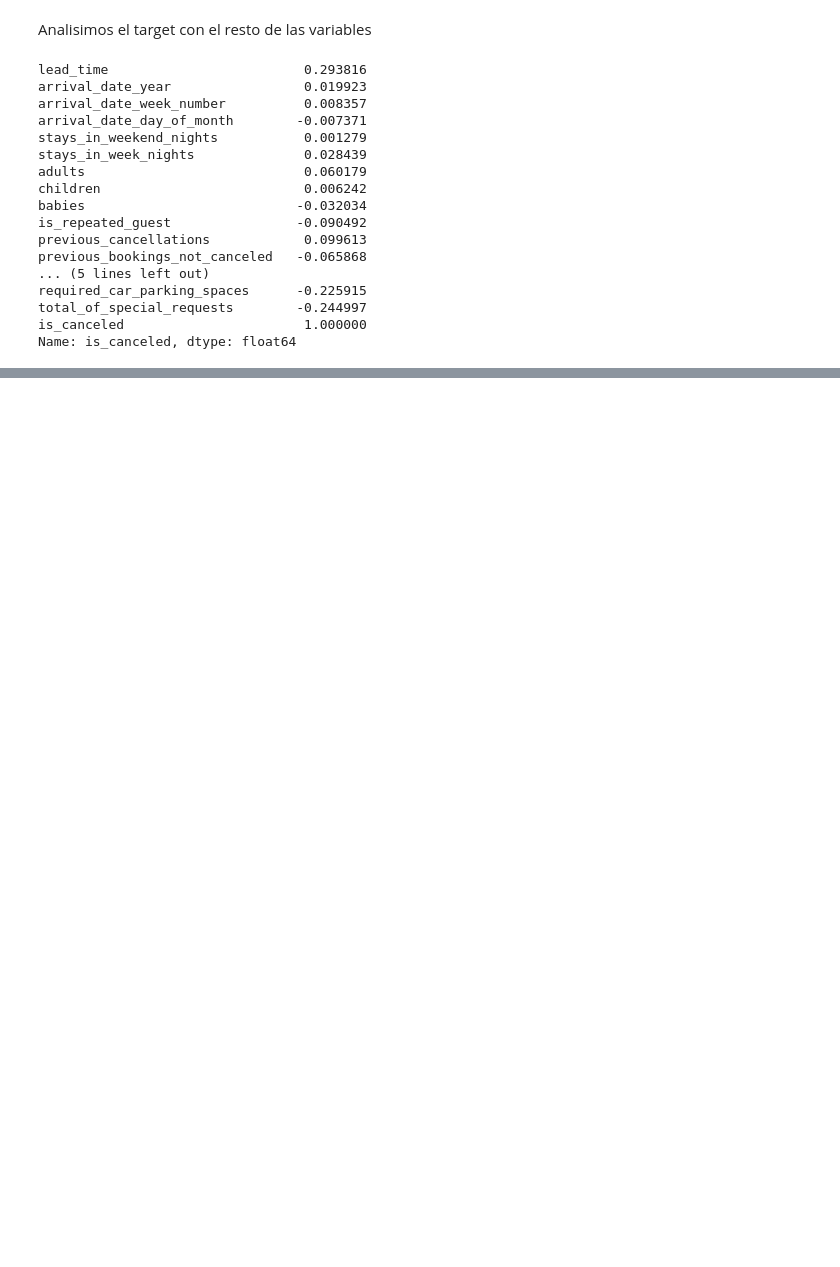
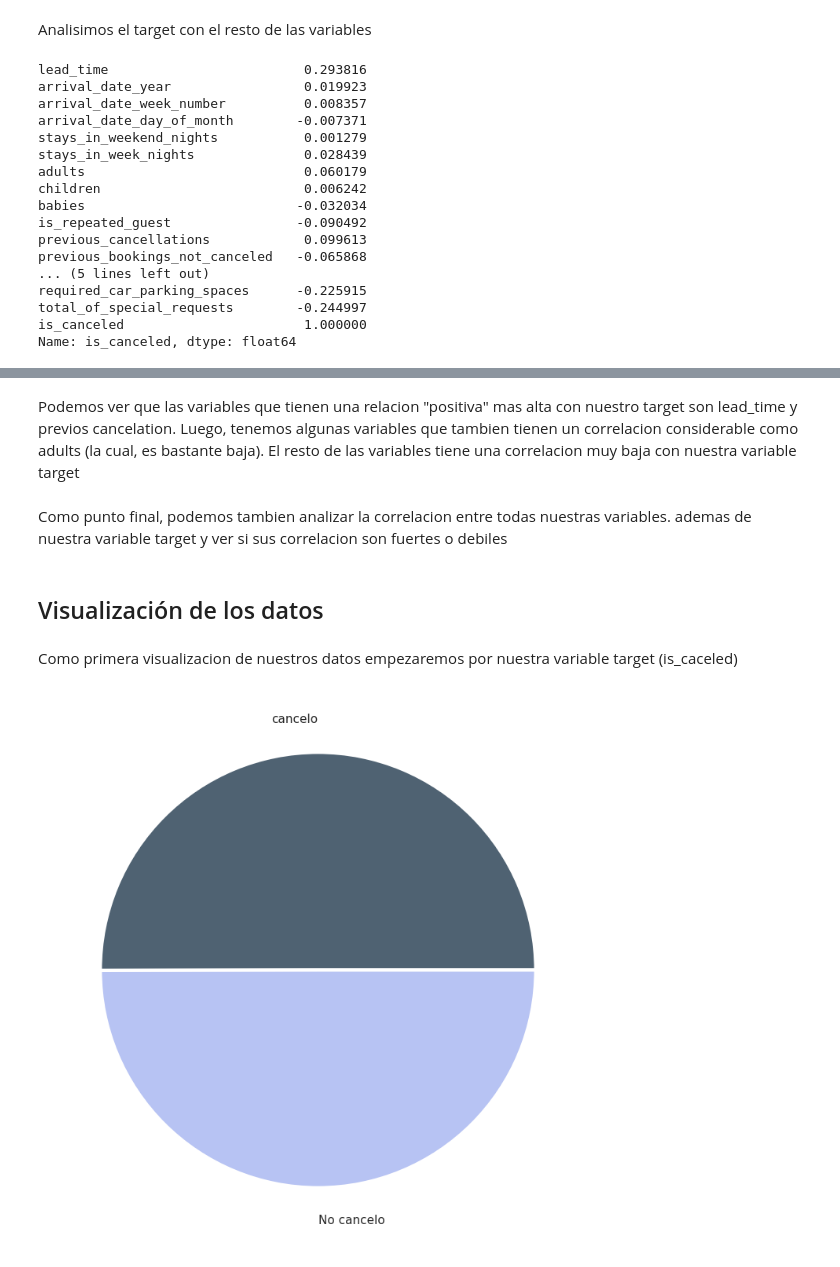
Before and after one commit to franciscoL0pez/TrabajosPracticosOrganizacionDeDatos1C2023, a Jupyter notebook: Tp_1.ipynb, the cells around one changed output, grey strips where cells are left out. Saved outputs shown, nothing was run; the diff lists cells and outputs as text; code cells hidden in the pictures; blank space fills up the shorter version.

```diff
--- a/Tp_1.ipynb
+++ b/Tp_1.ipynb
@@ -270,0 +280,18 @@ plt.show()
+# %% [markdown]
+Podemos ver que las variables que tienen una relacion "positiva" mas alta con nuestro target son lead_time y previos cancelation.
+Luego, tenemos algunas variables que tambien tienen un correlacion considerable como adults (la cual, es bastante baja).
+El resto de las variables tiene una correlacion muy baja con nuestra variable target
+# %% [markdown]
+Como punto final, podemos tambien analizar la correlacion entre todas nuestras variables. ademas de nuestra variable target y ver si sus correlacion son fuertes o debiles
+# %% [markdown]
+## Visualización de los datos
+# %% [markdown]
+Como primera visualizacion de nuestros datos empezaremos por nuestra variable target (is_caceled)
+# %%
+cancelaciones = df_hotels_train['is_canceled'].value_counts()
+colores = ['#4F6272', '#B7C3F3', '#DD7596', '#8EB897']
+nombres = 'cancelo', 'No cancelo'
+plt.pie(cancelaciones, labels = nombres, labeldistance=1.15, wedgeprops = { 'linewidth' : 3, 'edgecolor' : 'white' }, colors = colores)
+plt.show()
+# %% [output]
+[figure, added]
```
Also changed, not shown: parts of 10 cells of this notebook.
